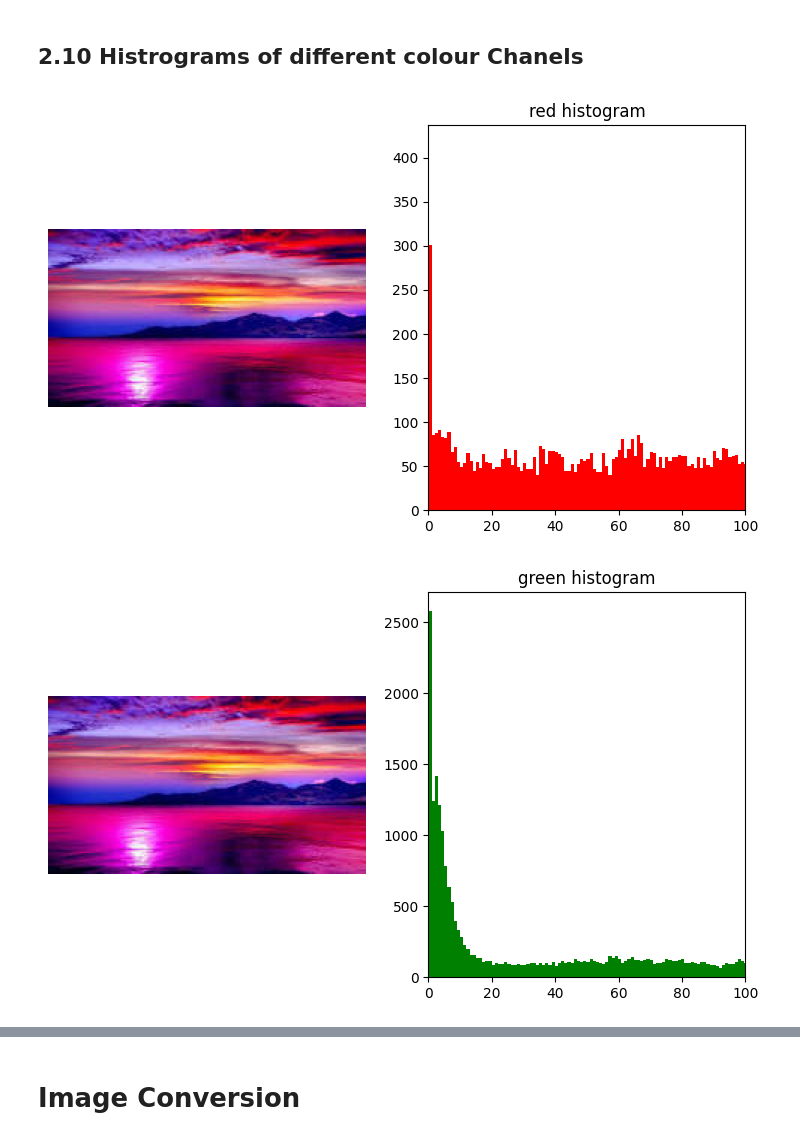
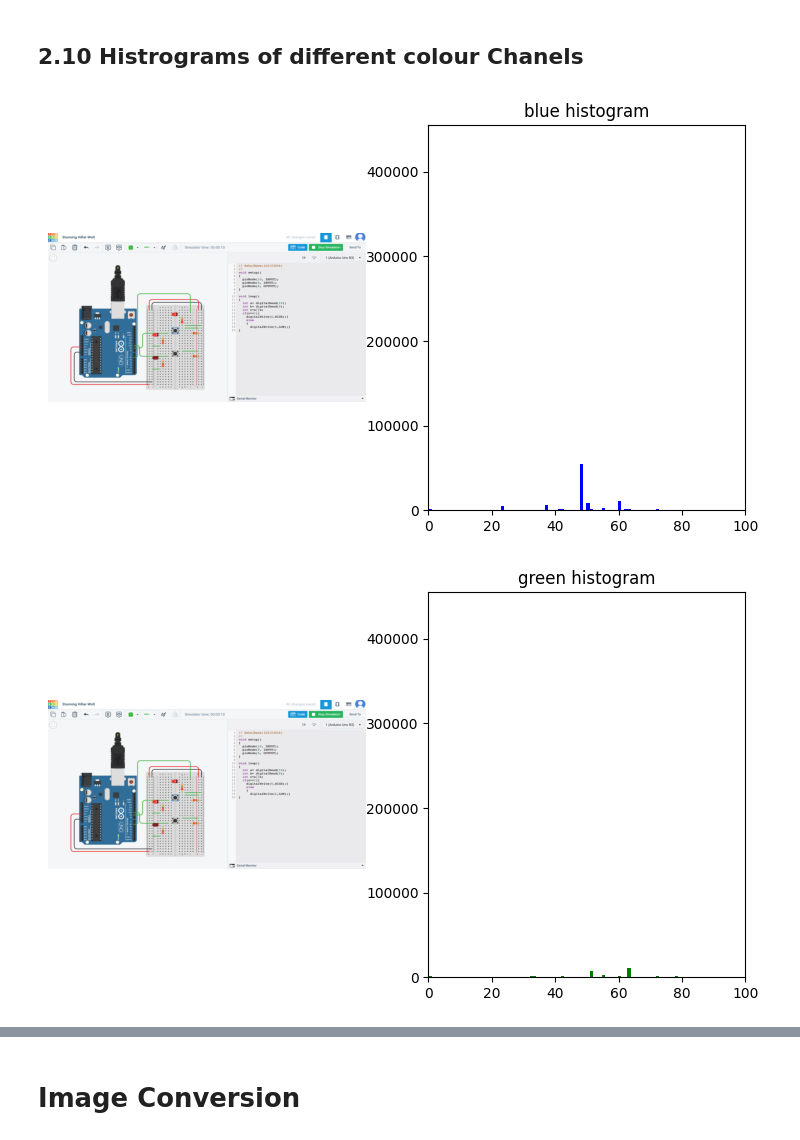
Before and after one commit to jasleenkaurr/Image_Processing, a Jupyter notebook: Image_Preprocessing.ipynb, the cells around one changed output, grey strips where cells are left out. Drawn from its saved outputs; the diff is of its cells as text; code cells hidden in the pictures.

```diff
--- a/Image_Preprocessing.ipynb
+++ b/Image_Preprocessing.ipynb
@@ -267,7 +267,7 @@ def compare(image1, image2, title1, title2):
     plt.axis('off')
     plt.tight_layout()
     plt.show()
-image = imread("/content/istockphoto-1292419799-612x612.jpg")
+image = imread("/content/pic3.png")[:,:,:3]
 gray = rgb2gray(image)
 compare(image, gray, "Original Image", "Grayscale Image")
 # %% [output]
@@ -306,7 +306,7 @@ compare(Rose, vertical_flipped, "Original Image", "Vertically Flipped Image")
 ## **2.10 Histrograms of different colour Chanels**
 # %%
 def plot_with_hist_channel(image, channel):
-    channels = ["red", "green", "blue"]
+    channels = ["blue", "green", "red"]
     channel_idx = channels.index(channel)
     color = channels[channel_idx]
     extracted_channel = image[:, :, channel_idx]
@@ -319,12 +319,12 @@ def plot_with_hist_channel(image, channel):
     ax2.set_xlim([0, 100])
     ax2.set_title(f"{channels[channel_idx]} histogram")
 # %%
-colorful_scenery = imread("/content/images.jpeg")
-plot_with_hist_channel(colorful_scenery, "red")
+colorful_scenery = imread("/content/pic3.png")
+plot_with_hist_channel(colorful_scenery, "blue")
 # %% [output]
-[figure, old version]
+[figure, new version]
 # %%
 plot_with_hist_channel(colorful_scenery, "green")
 # %% [output]
-[figure, old version]
+[figure, new version]
 # %%
```
Also changed, not shown: parts of 23 cells of this notebook.
